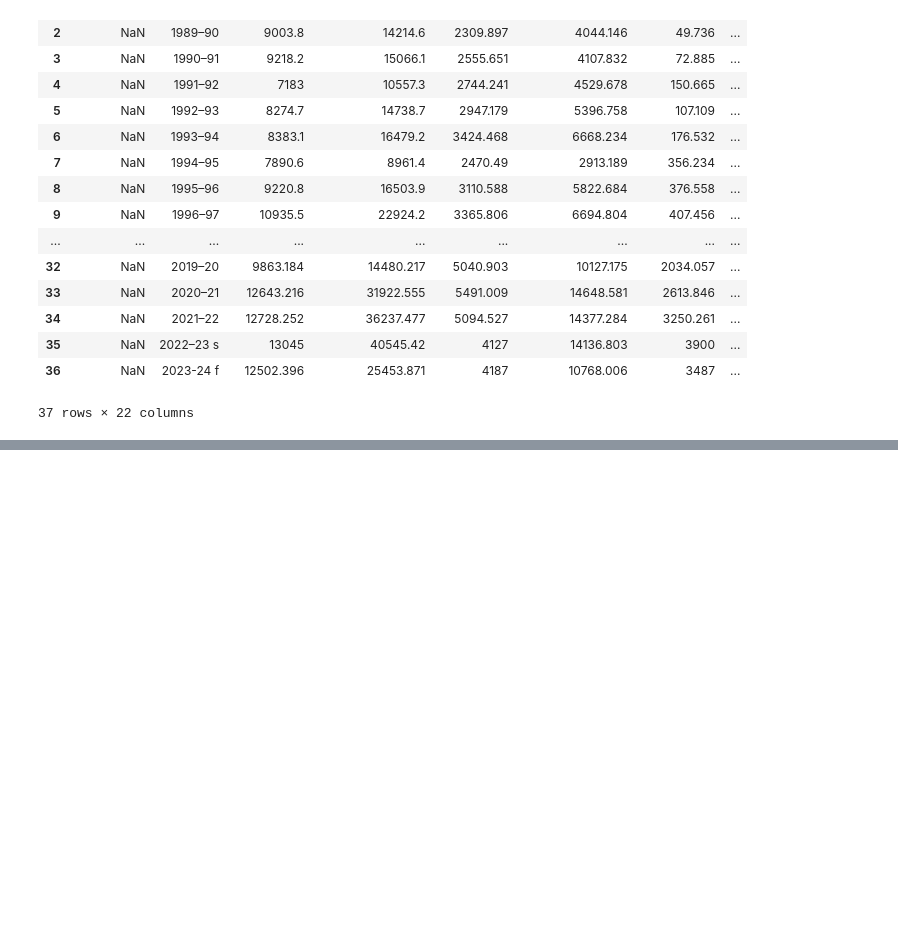
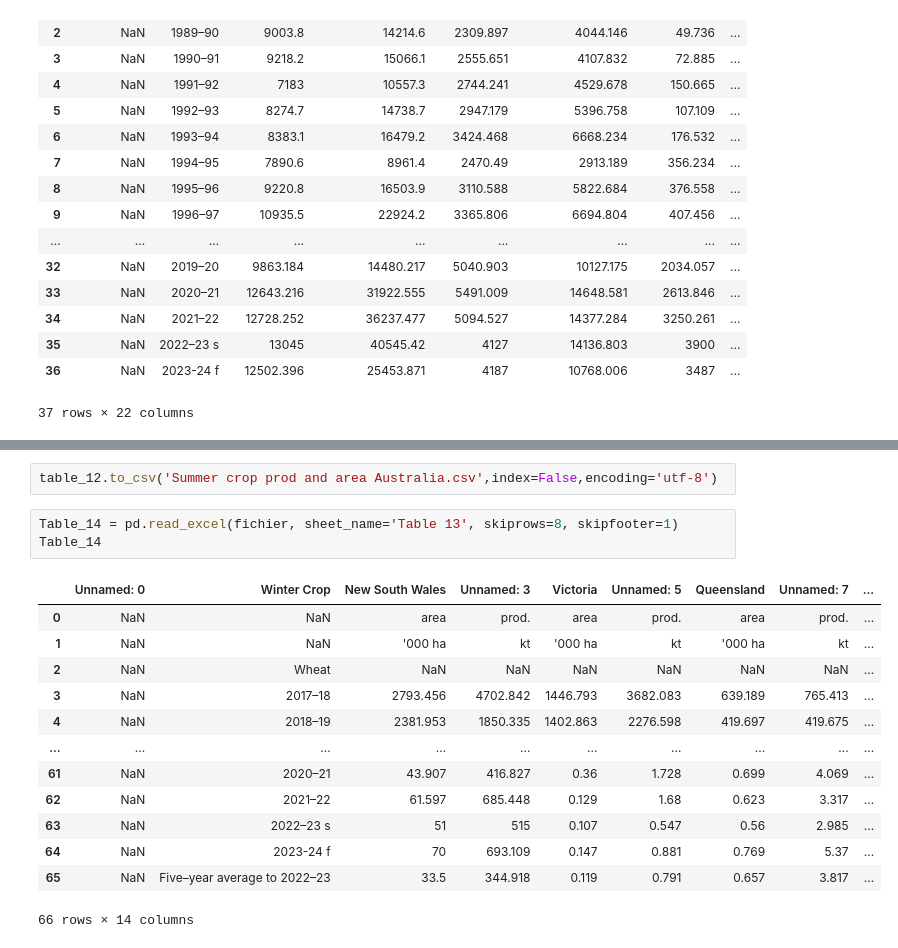
Before and after one commit to Moisebea/Crop_Report, a Jupyter notebook: OneDrive/Documents/Bureau/ABARES Dec Crop Report/Scraping_data.ipynb, the cells around one changed output, grey strips where cells are left out. Cells and saved outputs as stored; diff of their text form; blank space fills up the shorter version.

```diff
--- a/OneDrive/Documents/Bureau/ABARES Dec Crop Report/Scraping_data.ipynb
+++ b/OneDrive/Documents/Bureau/ABARES Dec Crop Report/Scraping_data.ipynb
@@ -899,0 +1081,19 @@ table_11 = Table_11.copy()
+# %%
+table_12.to_csv('Summer crop prod and area Australia.csv',index=False,encoding='utf-8')
+# %%
+Table_14 = pd.read_excel(fichier, sheet_name='Table 13', skiprows=8, skipfooter=1)
+Table_14
+# %% [output]
+|  | Unnamed: 0 | Winter Crop | New South Wales | Unnamed: 3 | Victoria | Unnamed: 5 | Queensland | Unnamed: 7 | ... |
+| 0 | NaN | NaN | area | prod. | area | prod. | area | prod. | ... |
+| 1 | NaN | NaN | '000 ha | kt | '000 ha | kt | '000 ha | kt | ... |
+| 2 | NaN | Wheat | NaN | NaN | NaN | NaN | NaN | NaN | ... |
+| 3 | NaN | 2017–18 | 2793.456 | 4702.842 | 1446.793 | 3682.083 | 639.189 | 765.413 | ... |
+| 4 | NaN | 2018–19 | 2381.953 | 1850.335 | 1402.863 | 2276.598 | 419.697 | 419.675 | ... |
+| ... | ... | ... | ... | ... | ... | ... | ... | ... | ... |
+| 61 | NaN | 2020–21 | 43.907 | 416.827 | 0.36 | 1.728 | 0.699 | 4.069 | ... |
+| 62 | NaN | 2021–22 | 61.597 | 685.448 | 0.129 | 1.68 | 0.623 | 3.317 | ... |
+| 63 | NaN | 2022–23 s | 51 | 515 | 0.107 | 0.547 | 0.56 | 2.985 | ... |
+| 64 | NaN | 2023-24 f | 70 | 693.109 | 0.147 | 0.881 | 0.769 | 5.37 | ... |
+| 65 | NaN | Five–year average to 2022–23 | 33.5 | 344.918 | 0.119 | 0.791 | 0.657 | 3.817 | ... |
+66 rows × 14 columns
```
Also changed, not shown: parts of 33 cells of this notebook, 3 other files.
